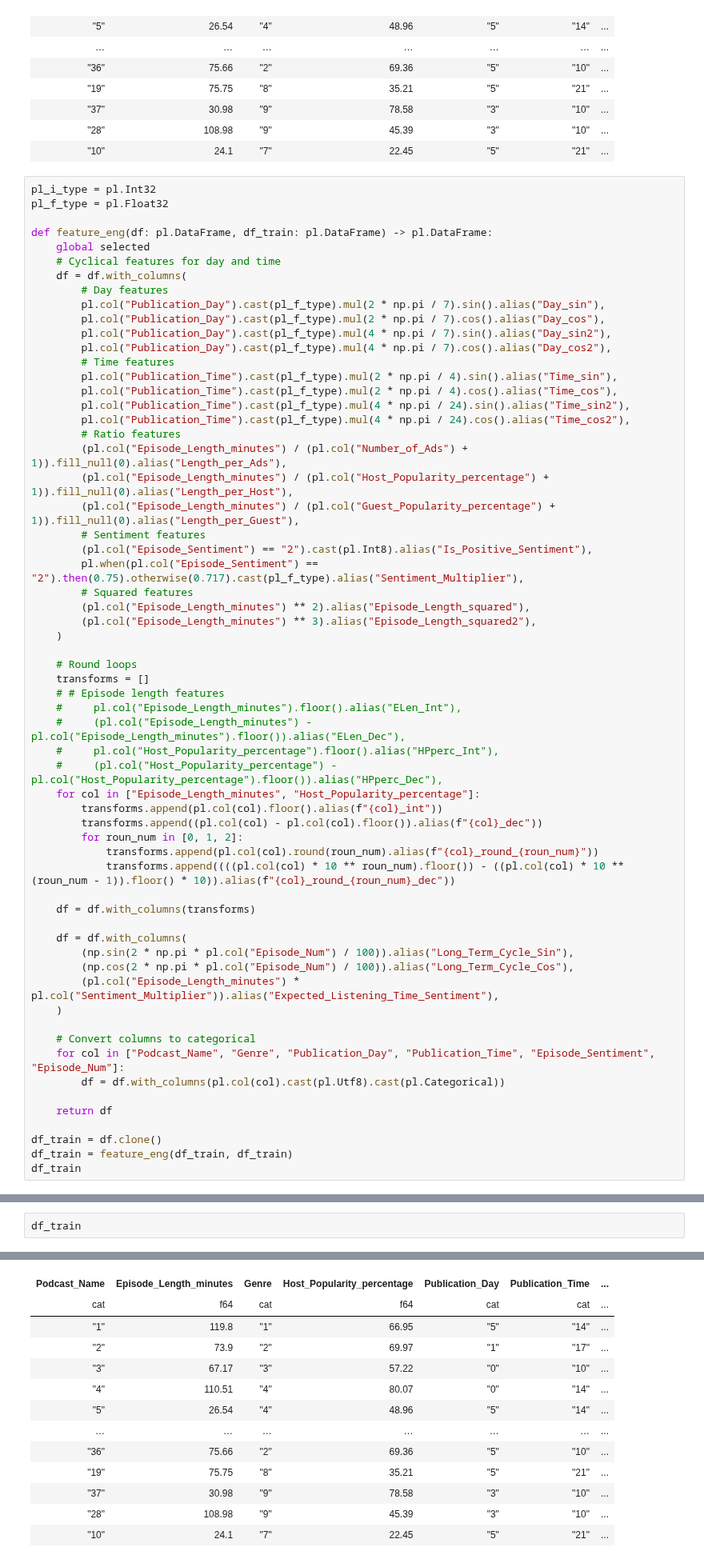
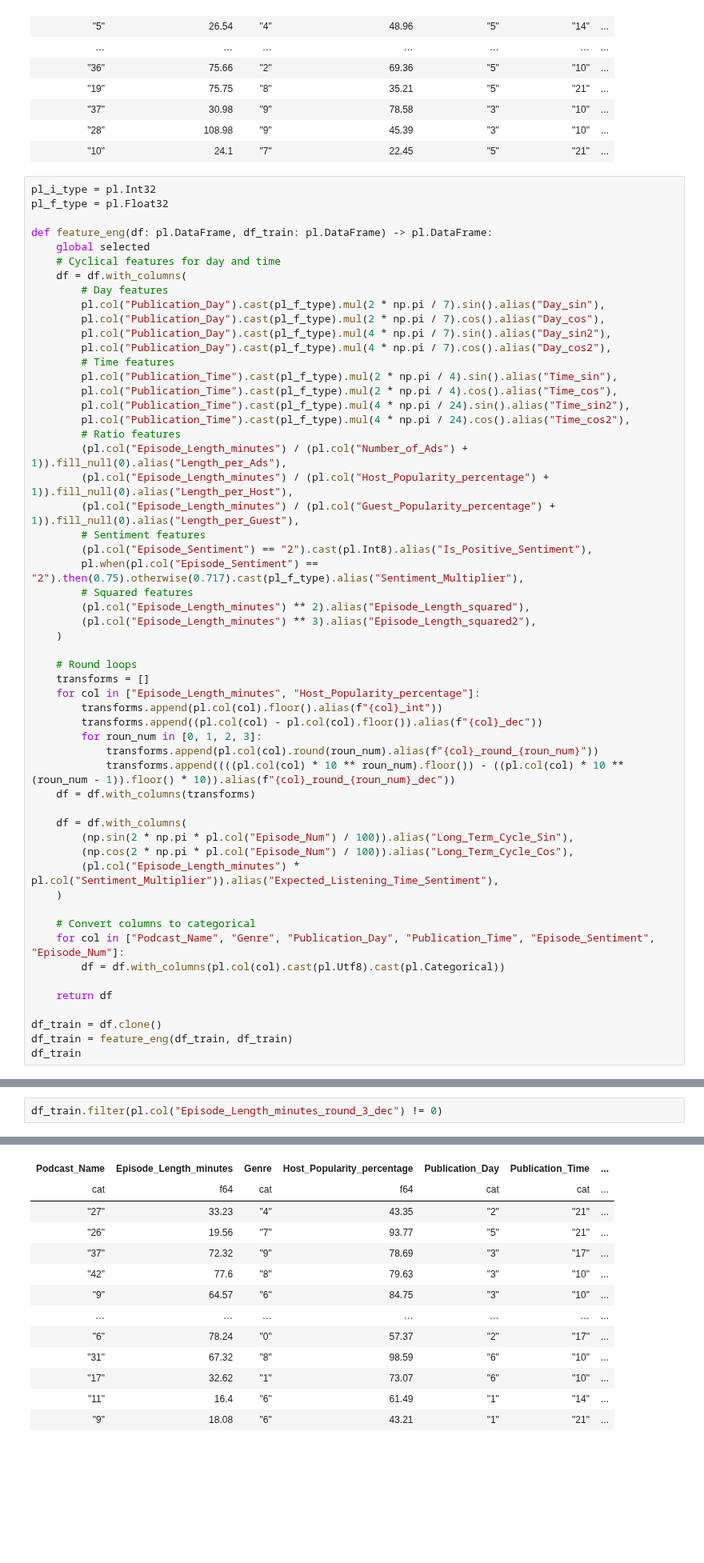
Before and after one commit to masaishi/kaggle-s5e4-6th-solution, a Jupyter notebook: notebooks/eda_feature_eng.ipynb, the cells around one changed output, grey strips where cells are left out. Shown at 80% size. Drawn from its saved outputs; the diff is of its cells as text; blank space fills up the shorter version.

```diff
--- a/notebooks/eda_feature_eng.ipynb
+++ b/notebooks/eda_feature_eng.ipynb
@@ -152,18 +152,12 @@ def feature_eng(df: pl.DataFrame, df_train: pl.DataFrame) -> pl.DataFrame:
 
     # Round loops
     transforms = []
-    # # Episode length features
-    #     pl.col("Episode_Length_minutes").floor().alias("ELen_Int"),
-    #     (pl.col("Episode_Length_minutes") - pl.col("Episode_Length_minutes").floor()).alias("ELen_Dec"),
-    #     pl.col("Host_Popularity_percentage").floor().alias("HPperc_Int"),
-    #     (pl.col("Host_Popularity_percentage") - pl.col("Host_Popularity_percentage").floor()).alias("HPperc_Dec"),
     for col in ["Episode_Length_minutes", "Host_Popularity_percentage"]:
         transforms.append(pl.col(col).floor().alias(f"{col}_int"))
         transforms.append((pl.col(col) - pl.col(col).floor()).alias(f"{col}_dec"))
-        for roun_num in [0, 1, 2]:
+        for roun_num in [0, 1, 2, 3]:
             transforms.append(pl.col(col).round(roun_num).alias(f"{col}_round_{roun_num}"))
             transforms.append((((pl.col(col) * 10 ** roun_num).floor()) - ((pl.col(col) * 10 ** (roun_num - 1)).floor() * 10)).alias(f"{col}_round_{roun_num}_dec"))
-
     df = df.with_columns(transforms)
 
     df = df.with_columns(
@@ -186,3 +193,3 @@ SyntaxError: unmatched ')' (2493064935.py, line 42)
 # %%
-df_train
+df_train.filter(pl.col("Episode_Length_minutes_round_3_dec") != 0)
 # %% [output]
@@ -190,16 +197,16 @@ shape: (662_906, 48)
 | Podcast_Name | Episode_Length_minutes | Genre | Host_Popularity_percentage | Publication_Day | Publication_Time | ... |
 | cat | f64 | cat | f64 | cat | cat | ... |
-| "1" | 119.8 | "1" | 66.95 | "5" | "14" | ... |
-| "2" | 73.9 | "2" | 69.97 | "1" | "17" | ... |
-| "3" | 67.17 | "3" | 57.22 | "0" | "10" | ... |
-| "4" | 110.51 | "4" | 80.07 | "0" | "14" | ... |
-| "5" | 26.54 | "4" | 48.96 | "5" | "14" | ... |
+| "27" | 33.23 | "4" | 43.35 | "2" | "21" | ... |
+| "26" | 19.56 | "7" | 93.77 | "5" | "21" | ... |
+| "37" | 72.32 | "9" | 78.69 | "3" | "17" | ... |
+| "42" | 77.6 | "8" | 79.63 | "3" | "10" | ... |
+| "9" | 64.57 | "6" | 84.75 | "3" | "10" | ... |
 | … | … | … | … | … | … | ... |
-| "36" | 75.66 | "2" | 69.36 | "5" | "10" | ... |
-| "19" | 75.75 | "8" | 35.21 | "5" | "21" | ... |
-| "37" | 30.98 | "9" | 78.58 | "3" | "10" | ... |
-| "28" | 108.98 | "9" | 45.39 | "3" | "10" | ... |
-| "10" | 24.1 | "7" | 22.45 | "5" | "21" | ... |
+| "6" | 78.24 | "0" | 57.37 | "2" | "17" | ... |
+| "31" | 67.32 | "8" | 98.59 | "6" | "10" | ... |
+| "17" | 32.62 | "1" | 73.07 | "6" | "10" | ... |
+| "11" | 16.4 | "6" | 61.49 | "1" | "14" | ... |
+| "9" | 18.08 | "6" | 43.21 | "1" | "21" | ... |
 # %%
 import polars as pl
 import numpy as np
```
Also changed, not shown: parts of 2 cells of this notebook, 1 other file.
